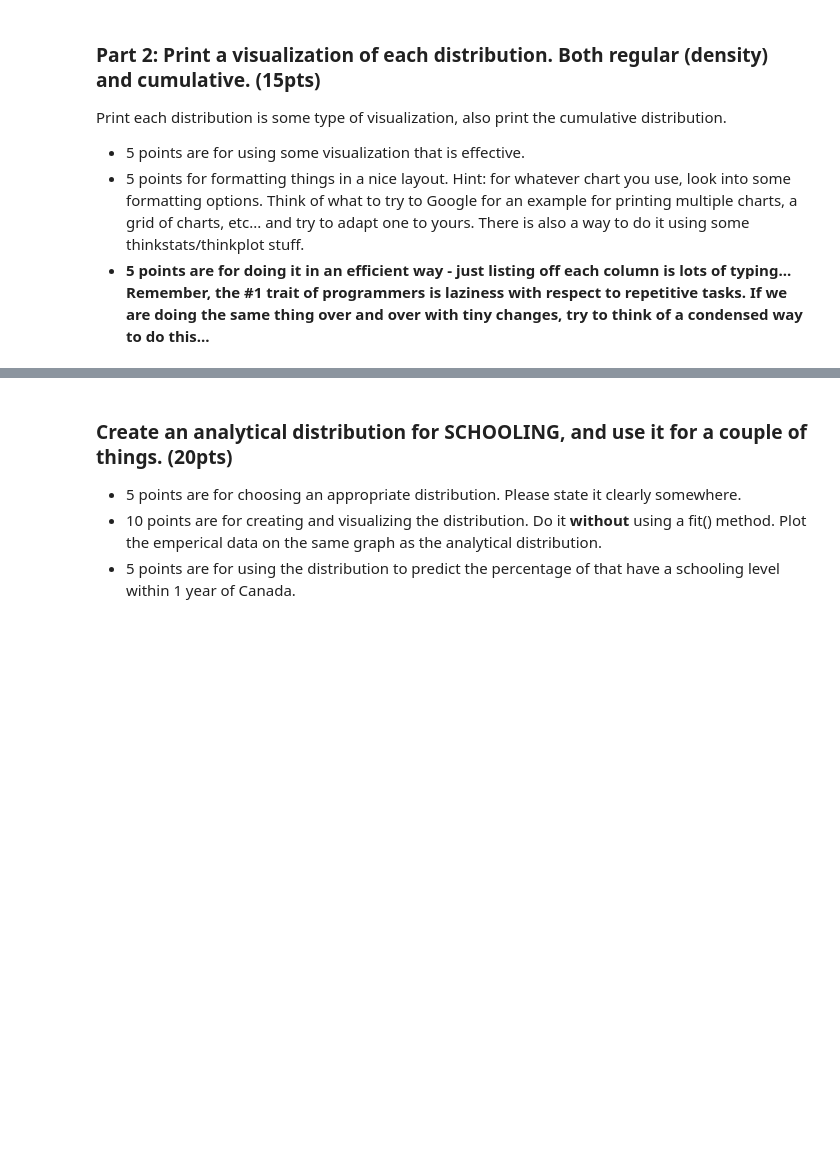
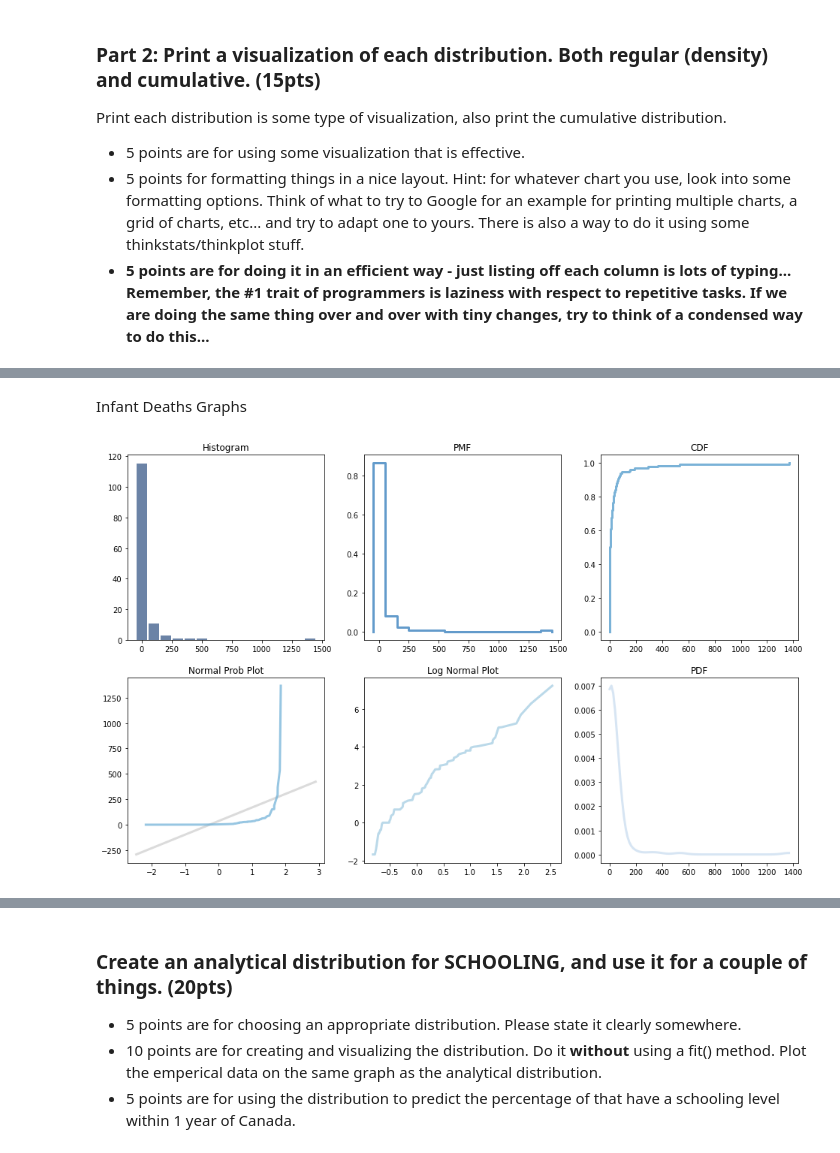
Before and after one commit to rodsunio/BSIP_Assignment_2_Students, a Jupyter notebook: stats_asn_2_start.ipynb, the cells around one changed output, grey strips where cells are left out. Saved outputs shown, nothing was run; the diff lists cells and outputs as text; code cells hidden in the pictures; blank space fills up the shorter version.

```diff
--- a/stats_asn_2_start.ipynb
+++ b/stats_asn_2_start.ipynb
@@ -60,0 +120,6 @@ Print each distribution is some type of visualization, also print the cumulative
+# %% [markdown]
+Infant Deaths Graphs
+# %%
+bigGraph(dfLE, "infantdeaths", -2, -2)
+# %% [output]
+[figure, added]
```
Also changed, not shown: parts of 51 cells of this notebook.
